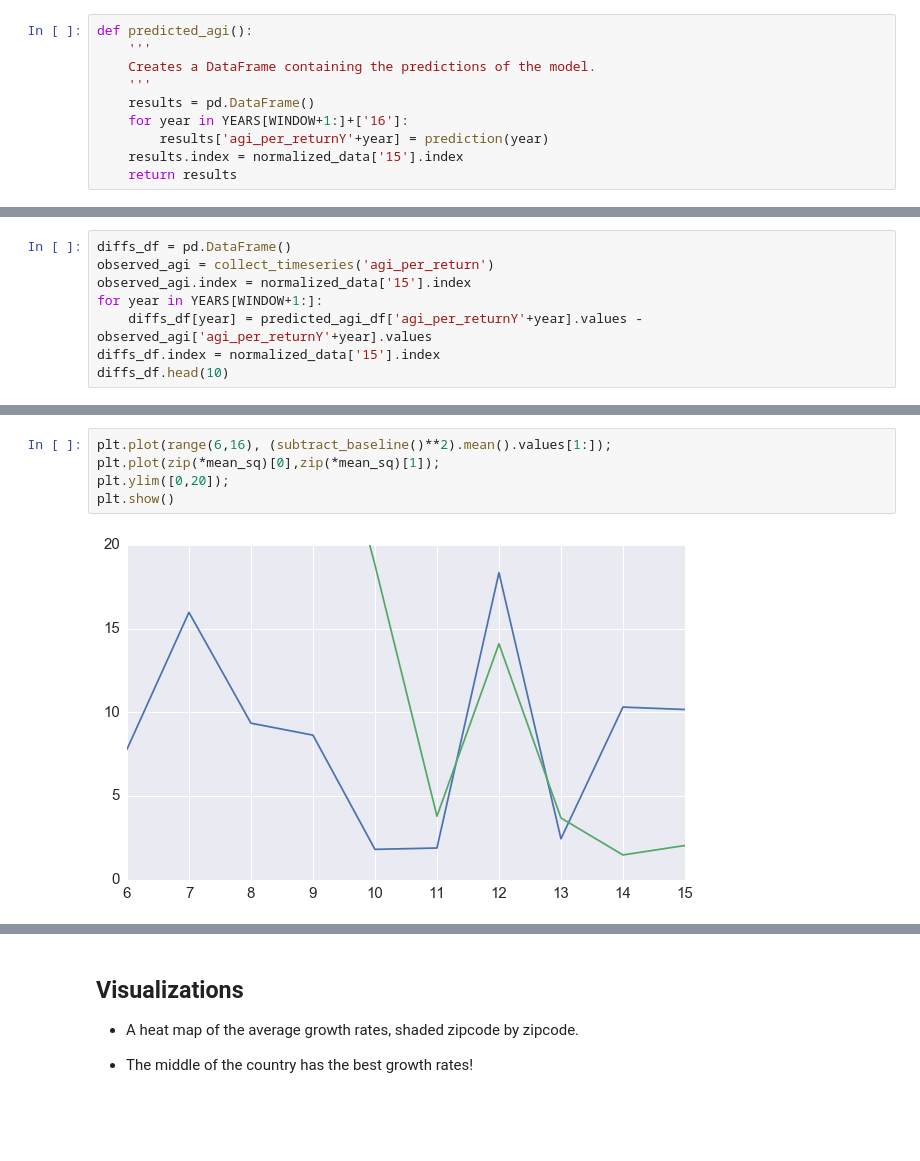
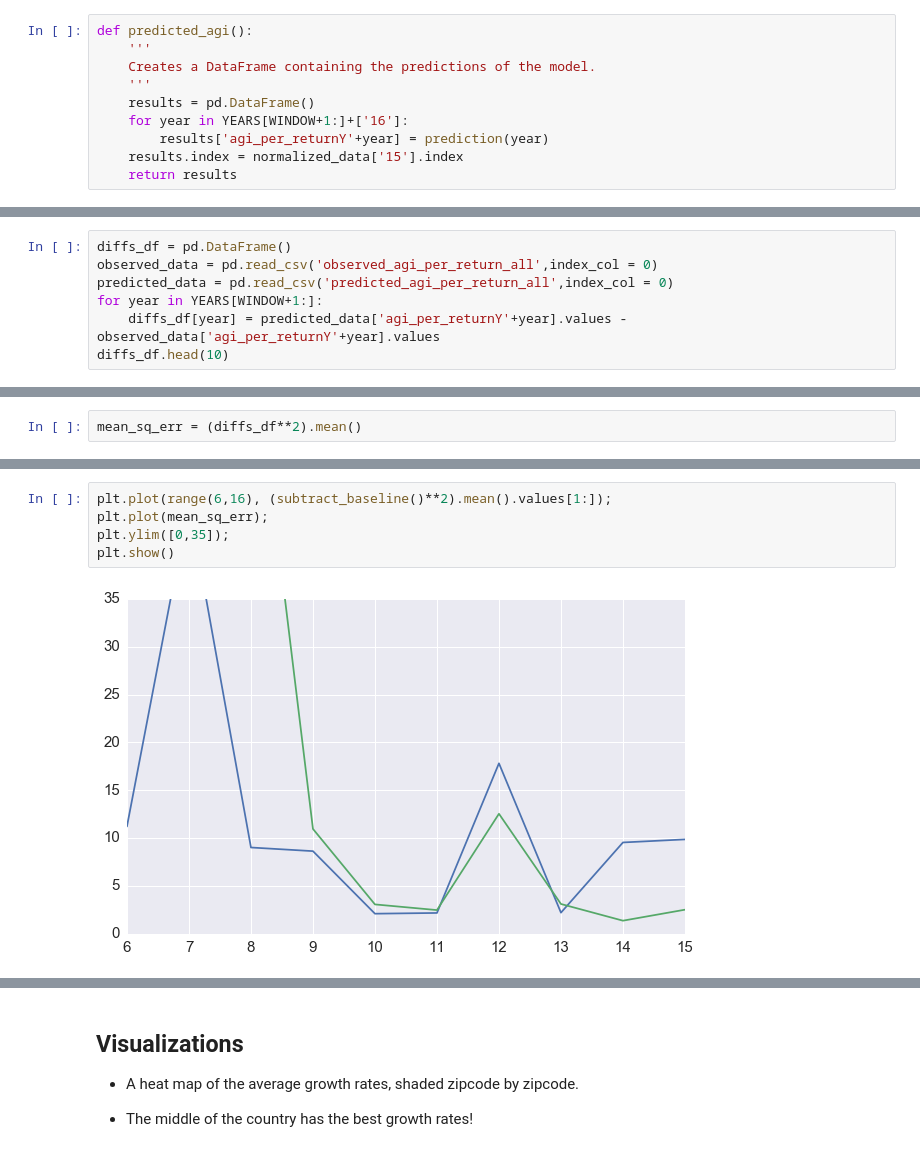
Before and after one commit to sleichen/Data-Incubator, a Jupyter notebook: DataIncubatorProjectv3.ipynb, the cells around one changed output, grey strips where cells are left out. Saved outputs shown, nothing was run; the diff lists cells and outputs as text; blank space fills up the shorter version.

```diff
--- a/DataIncubatorProjectv3.ipynb
+++ b/DataIncubatorProjectv3.ipynb
@@ -651,10 +474,9 @@ predicted_agi_df.head(10)
 # %%
 diffs_df = pd.DataFrame()
-observed_agi = collect_timeseries('agi_per_return')
-observed_agi.index = normalized_data['15'].index
+observed_data = pd.read_csv('observed_agi_per_return_all',index_col = 0)
+predicted_data = pd.read_csv('predicted_agi_per_return_all',index_col = 0)
 for year in YEARS[WINDOW+1:]:
-    diffs_df[year] = predicted_agi_df['agi_per_returnY'+year].values - observed_agi['agi_per_returnY'+year].values
-diffs_df.index = normalized_data['15'].index
+    diffs_df[year] = predicted_data['agi_per_returnY'+year].values - observed_data['agi_per_returnY'+year].values
 diffs_df.head(10)
 # %% [output]
 |  | 08 | 09 | 10 | 11 | 12 | 13 | 14 | 15 |
@@ -672 +493,3 @@ diffs_df.head(10)
+# %%
+mean_sq_err = (diffs_df**2).mean()
 # %%
@@ -698,7 +507,7 @@ Wall time: 3.36 s
 # %%
 plt.plot(range(6,16), (subtract_baseline()**2).mean().values[1:]);
-plt.plot(zip(*mean_sq)[0],zip(*mean_sq)[1]);
-plt.ylim([0,20]);
+plt.plot(mean_sq_err);
+plt.ylim([0,35]);
 plt.show()
 # %% [output]
-[figure, old version]
+[figure, new version]
```
Also changed, not shown: parts of 42 cells of this notebook, 1 other file.
